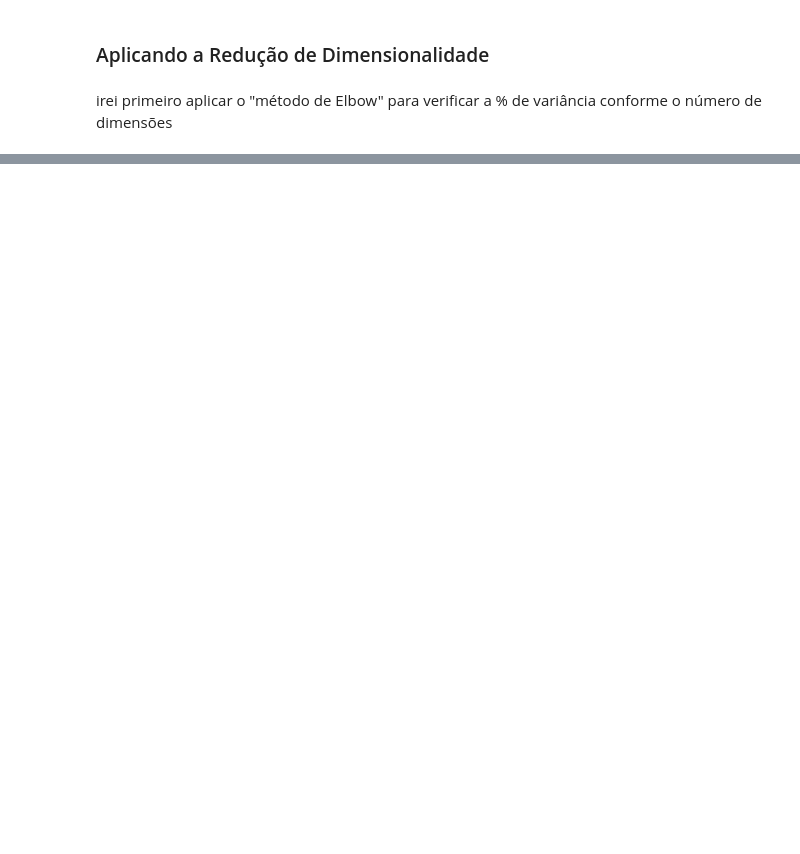
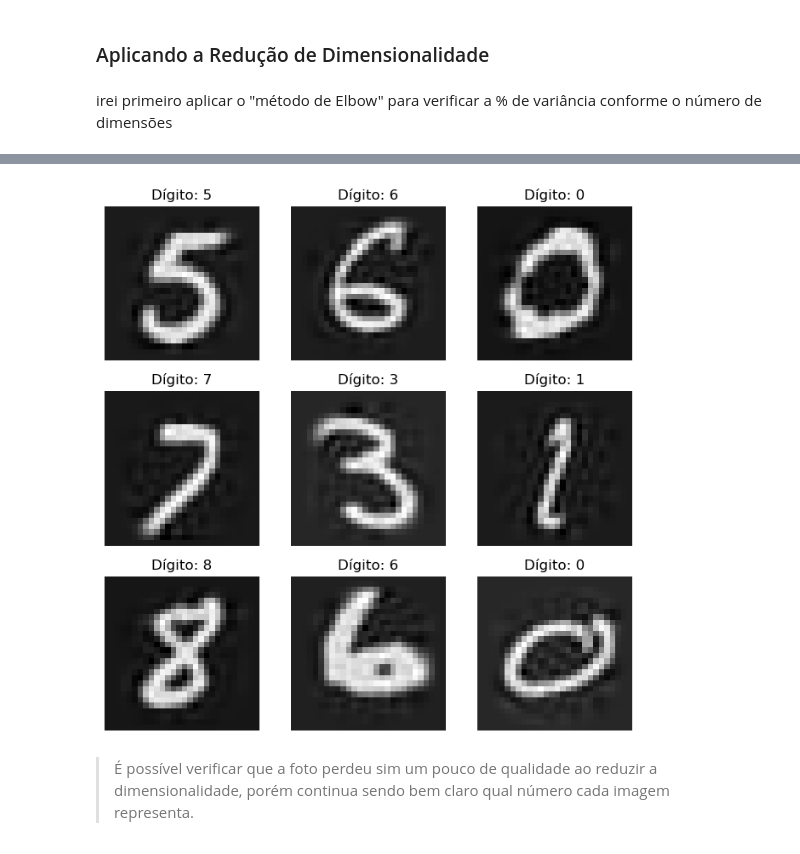
Before and after one commit to rafajovelho/Dimensionality-Reduction, a Jupyter notebook: PCA.ipynb, the cells around one changed output, grey strips where cells are left out. Cells and saved outputs as stored; diff of their text form; code cells hidden in the pictures; blank space fills up the shorter version.

```diff
--- a/PCA.ipynb
+++ b/PCA.ipynb
@@ -184,0 +204,22 @@ array([0.0004464])
+# %%
+# Para visualizar a imagem após a reducao, preciso fazer a inversao de volta para ver a imagem
+
+
+X_reconstructed = pca.inverse_transform(X_reduced)  # Voltar para dimensão original
+indices = np.random.choice(len(X_reconstructed), 9, replace=False)
+images = X_reconstructed[indices].reshape(9, 28, 28)  # Reformar para 28x28 (formato imagem)
+labels = y_sample[indices]  # Obter os rótulos correspondentes
+
+
+# Plotando as imagens reconstruídas
+fig, axes = plt.subplots(3, 3, figsize=(8, 8))
+for i, ax in enumerate(axes.flat):
+    ax.imshow(images[i], cmap="gray")
+    ax.set_title(f"Dígito: {labels[i]}")  # Exibir o rótulo
+    ax.axis("off")
+
+plt.show()
+# %% [output]
+[figure, added]
+# %% [markdown]
+> É possível verificar que a foto perdeu sim um pouco de qualidade ao reduzir a dimensionalidade, porém continua sendo bem claro qual número cada imagem representa.
```
Also changed, not shown: parts of 9 cells of this notebook.
